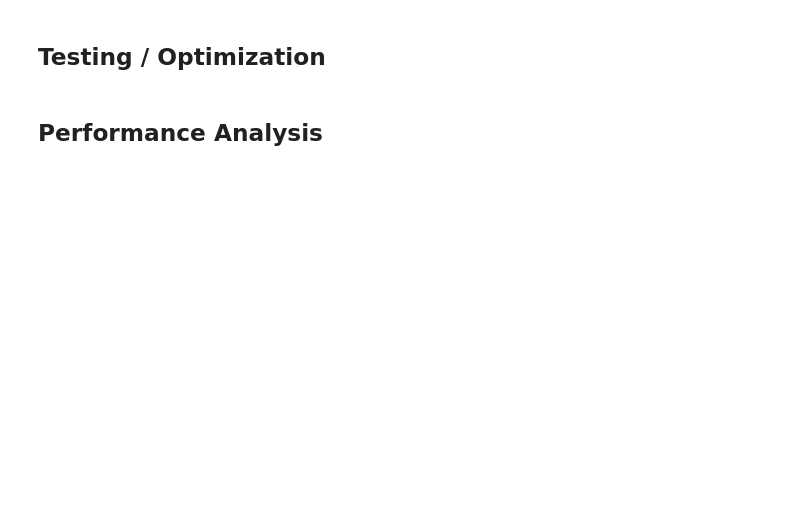
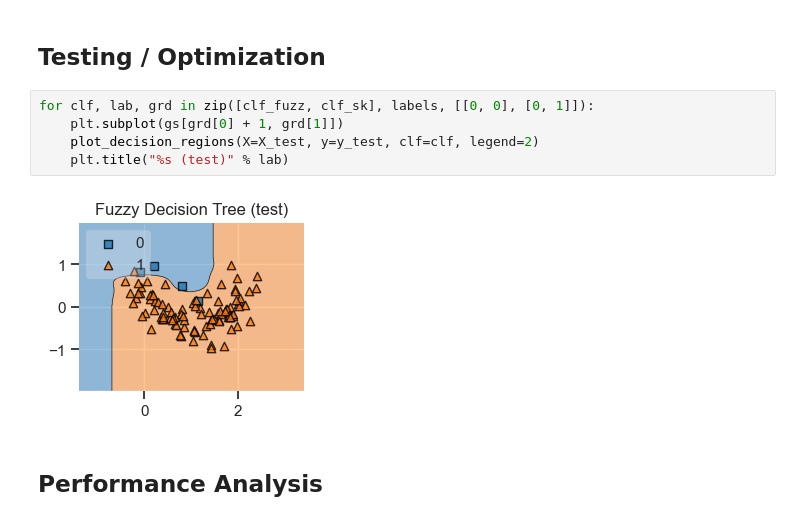
Before and after one commit to anishkudupudi/MDST-Tutorial, a Jupyter notebook: Optional Challenges/ML Focus/ml_challenge.ipynb, the cells around one changed output. Drawn from its saved outputs; the diff is of its cells as text; blank space fills up the shorter version.

```diff
--- a/Optional Challenges/ML Focus/ml_challenge.ipynb
+++ b/Optional Challenges/ML Focus/ml_challenge.ipynb
@@ -20,4 +37,11 @@ X, Y = make_moons(random_state=42, n_samples=(50, 450), noise=0.25)
 # %% [markdown]
 ## Testing / Optimization
+# %%
+for clf, lab, grd in zip([clf_fuzz, clf_sk], labels, [[0, 0], [0, 1]]):
+    plt.subplot(gs[grd[0] + 1, grd[1]])
+    plot_decision_regions(X=X_test, y=y_test, clf=clf, legend=2)
+    plt.title("%s (test)" % lab)
+# %% [output]
+[figure, added]
 # %% [markdown]
 ## Performance Analysis
```
Also changed, not shown: parts of 4 cells of this notebook.
